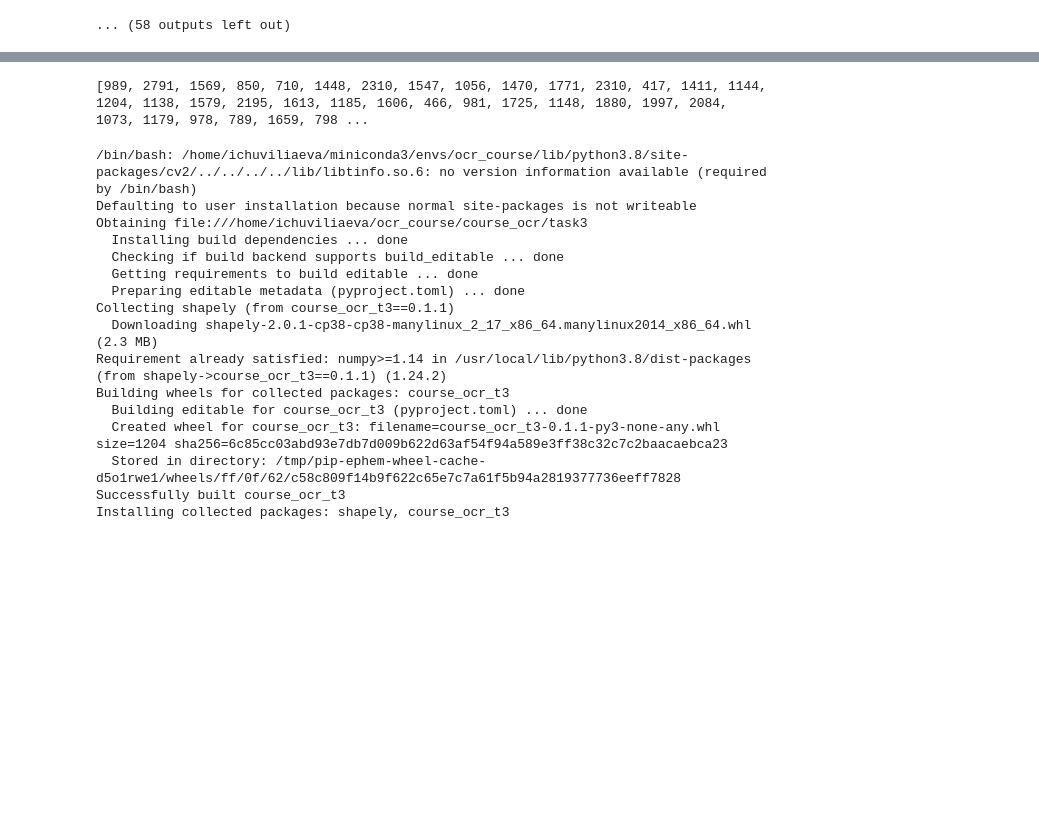
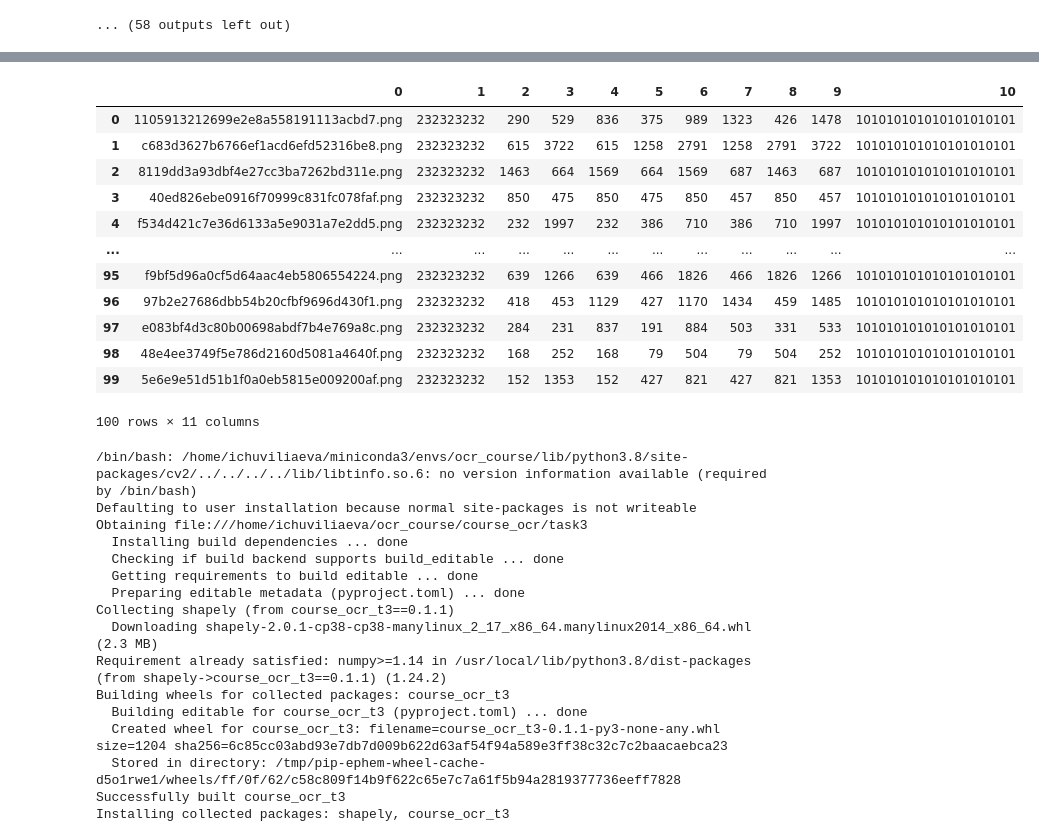
Before and after one commit to mira318/course_ocr, a Jupyter notebook: task3/detection.ipynb, the cells around one changed output, grey strips where cells are left out. Saved outputs shown, nothing was run; the diff lists cells and outputs as text; code cells hidden in the pictures; blank space fills up the shorter version.

```diff
--- a/task3/detection.ipynb
+++ b/task3/detection.ipynb
@@ -515,10 +352,6 @@ def predict(model, test_loader):
             ans_y4.append(int(box[3][1] * h[t] / 76))
 # %%
 predict(model, test_loader)
-# %%
-print(ans_x3)
-# %% [output]
-[989, 2791, 1569, 850, 710, 1448, 2310, 1547, 1056, 1470, 1771, 2310, 417, 1411, 1144, 1204, 1138, 1579, 2195, 1613, 1185, 1606, 466, 981, 1725, 1148, 1880, 1997, 2084, 1073, 1179, 978, 789, 1659, 798 ...
 # %%
 res_df = pd.DataFrame()
 res_df[0] = ans_file
@@ -536,0 +368,16 @@ res_df.to_csv('answer.csv', encoding = 'utf-16')
+# %%
+display(res_df)
+# %% [output]
+|  | 0 | 1 | 2 | 3 | 4 | 5 | 6 | 7 | 8 | 9 | 10 |
+| 0 | 1105913212699e2e8a558191113acbd7.png | 232323232 | 290 | 529 | 836 | 375 | 989 | 1323 | 426 | 1478 | 101010101010101010101 |
+| 1 | c683d3627b6766ef1acd6efd52316be8.png | 232323232 | 615 | 3722 | 615 | 1258 | 2791 | 1258 | 2791 | 3722 | 101010101010101010101 |
+| 2 | 8119dd3a93dbf4e27cc3ba7262bd311e.png | 232323232 | 1463 | 664 | 1569 | 664 | 1569 | 687 | 1463 | 687 | 101010101010101010101 |
+| 3 | 40ed826ebe0916f70999c831fc078faf.png | 232323232 | 850 | 475 | 850 | 475 | 850 | 457 | 850 | 457 | 101010101010101010101 |
+| 4 | f534d421c7e36d6133a5e9031a7e2dd5.png | 232323232 | 232 | 1997 | 232 | 386 | 710 | 386 | 710 | 1997 | 101010101010101010101 |
+| ... | ... | ... | ... | ... | ... | ... | ... | ... | ... | ... | ... |
+| 95 | f9bf5d96a0cf5d64aac4eb5806554224.png | 232323232 | 639 | 1266 | 639 | 466 | 1826 | 466 | 1826 | 1266 | 101010101010101010101 |
+| 96 | 97b2e27686dbb54b20cfbf9696d430f1.png | 232323232 | 418 | 453 | 1129 | 427 | 1170 | 1434 | 459 | 1485 | 101010101010101010101 |
+| 97 | e083bf4d3c80b00698abdf7b4e769a8c.png | 232323232 | 284 | 231 | 837 | 191 | 884 | 503 | 331 | 533 | 101010101010101010101 |
+| 98 | 48e4ee3749f5e786d2160d5081a4640f.png | 232323232 | 168 | 252 | 168 | 79 | 504 | 79 | 504 | 252 | 101010101010101010101 |
+| 99 | 5e6e9e51d51b1f0a0eb5815e009200af.png | 232323232 | 152 | 1353 | 152 | 427 | 821 | 427 | 821 | 1353 | 101010101010101010101 |
+100 rows × 11 columns
```
Also changed, not shown: parts of 32 cells of this notebook, 1 other file.
